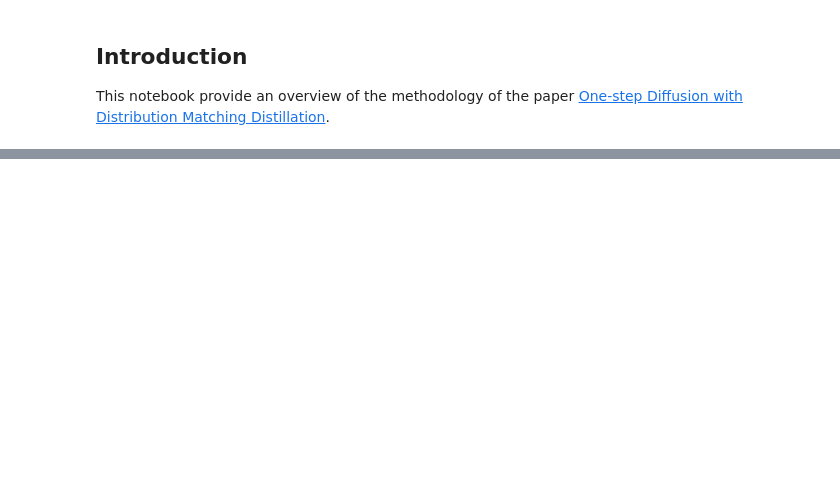
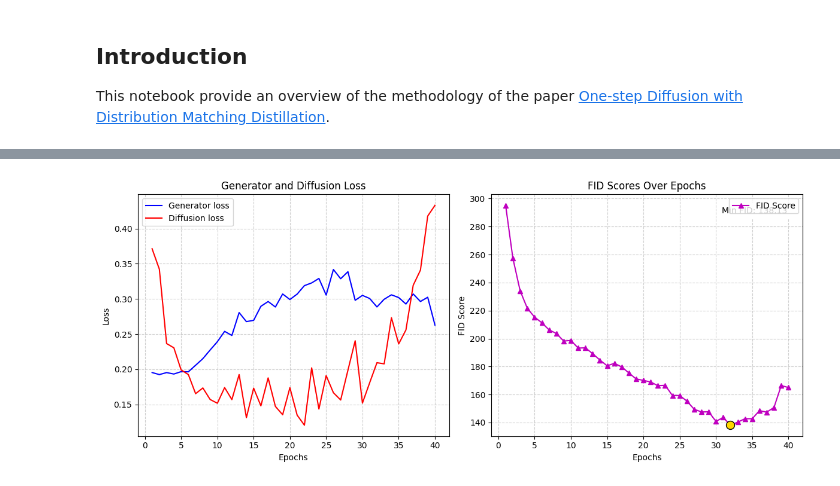
Before and after one commit to devrimcavusoglu/dmd, a Jupyter notebook: main.ipynb, the cells around one changed output, grey strips where cells are left out. Drawn from its saved outputs; the diff is of its cells as text; code cells hidden in the pictures; blank space fills up the shorter version.

```diff
--- a/main.ipynb
+++ b/main.ipynb
@@ -47,0 +96,20 @@ a = next(iter(loader))
+# %%
+# Constants
+
+BASE_MODEL = "https://nvlabs-fi-cdn.nvidia.com/edm/pretrained/edm-cifar10-32x32-cond-vp.pkl"
+N_DATASET = 100  # Toy dataset size
+DEVICE = torch.device("cuda")  # Change this accordingly
+DATA_PATH = DATA_DIR / "distillation_dataset_h5/cifar_toy.hdf5"  # For convenience we use toy dataset, but feel free to change it to the training dataset.
+TEST_DATA_PATH = DATA_DIR / "cifar-10-toy-airplane"  # this will be created at dataset generation
+OUTPUT_DIR = OUTPUTS_DIR / "toy_test"  # Output directory for saving the model and artifacts.
+EPOCHS = 40
+BATCH_SIZE = 4
+NUM_WORKERS = 10
+LR = 6e-6
+WEIGHT_DECAY = 0.01
+BETAS = (0.9, 0.999)
+DMD_LOSS_TIMESTEP = 1000  # value `T`, for discretizing timesteps (e.g. binsize)
+DMD_LAMBDA_REG = 0.25  # weight of the regression loss in the combined loss
+MAX_NORM = 10.0  # gradient clipping
+IM_SAVE_STEPS = int(0.51 * N_DATASET/BATCH_SIZE)  # At what percent of the epoch images should be saved
+PRINT_STEPS = int(0.34 * N_DATASET/BATCH_SIZE)  # At what percent of the epoch loss metrics should be printed
@@ -47,0 +324,58 @@ a = next(iter(loader))
+# %%
+import json
+import matplotlib.pyplot as plt
+
+def plot_combined(loss_g, loss_d, fid_scores):
+    """Fancy plot from ChatGPT."""
+    # Create figure and subplots
+    fig, (ax1, ax2) = plt.subplots(1, 2, figsize=(12, 5))  # figsize to ensure plots are not too cramped
+
+    # Plotting training and validation losses on the first subplot
+    epochs = range(1, len(loss_g) + 1)
+    ax1.plot(epochs, loss_g, 'b', label='Generator loss')
+    ax1.plot(epochs, loss_d, 'r', label='Diffusion loss')
+    ax1.set_title('Generator and Diffusion Loss')
+    ax1.set_xlabel('Epochs')
+    ax1.set_ylabel('Loss')
+    ax1.legend()
+    # Adding a fancy grid
+    ax1.grid(True, linestyle='--', alpha=0.6)
+    # Adding annotations for minimum validation loss
+    # min_g_loss = min(loss_g)
+    # min_g_loss_epoch = loss_g.index(min_g_loss) + 1
+    # ax1.scatter(min_g_loss_epoch, min_g_loss, color='green', s=50, edgecolor='black', zorder=5)  # Highlight with a larger, green dot
+    # ax1.text(min_g_loss_epoch, min_g_loss * 1.15, f'Min: {min_g_loss:.4f}', fontsize=10, ha='center')
+
+    # Plotting FID scores on the second subplot
+    ax2.plot(epochs, fid_scores, 'm^-', label='FID Score')  # 'm^-' uses magenta triangles
+    ax2.set_title('FID Scores Over Epochs')
+    ax2.set_xlabel('Epochs')
+    ax2.set_ylabel('FID Score')
+    ax2.legend()
+    ax2.grid(True, linestyle='--', alpha=0.6)
+    min_fid_score = min(fid_scores)
+    min_fid_epoch = fid_scores.index(min_fid_score) + 1
+    ax2.scatter(min_fid_epoch, min_fid_score, color='gold', s=100, edgecolor='black', zorder=5)
+    ax2.text(0.95, 0.95, f'Min FID: {min_fid_score:.2f}', transform=ax2.transAxes, fontsize=10, ha='right', va='top', backgroundcolor='white')
+
+    # Adjust layout to prevent overlapping
+    plt.tight_layout()
+    plt.show()
+
+def read_training_logs():
+    file_path = OUTPUT_DIR / "log.txt"
+    loss_g, loss_d, fid = [], [], []
+    with open(file_path, 'r') as file:
+        for line in file:
+            data = json.loads(line)
+            loss_g.append(data["train_loss_g"])
+            loss_d.append(data["train_loss_d"])
+            fid.append(data["test_fid"])
+    return loss_g, loss_d, fid
+
+# Example usage:
+
+loss_g, loss_d, test_fid = read_training_logs()
+plot_combined(loss_g, loss_d, test_fid)
+# %% [output]
+[figure, added]
```
Also changed, not shown: parts of 17 cells of this notebook, 9 other files.
